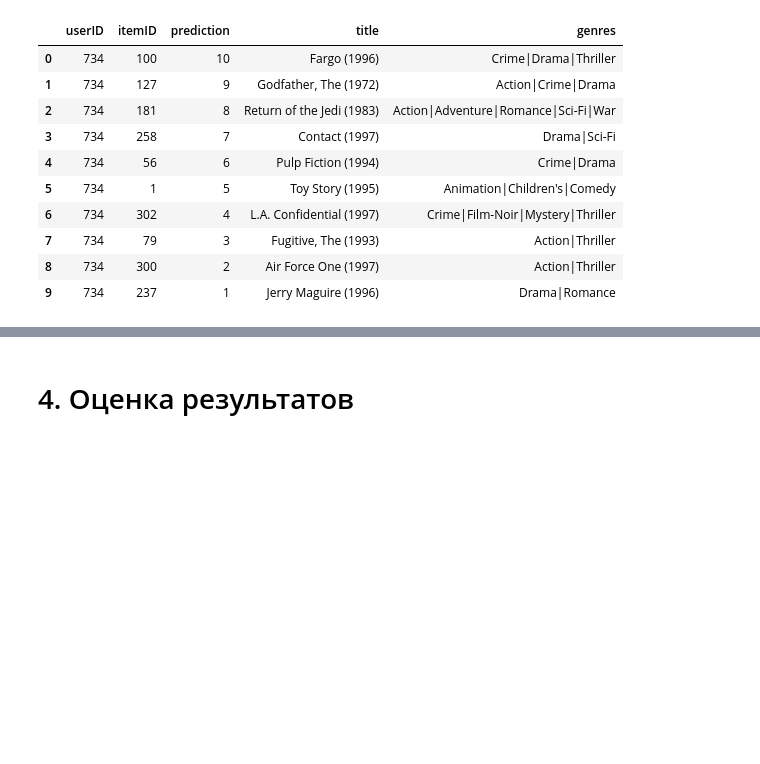
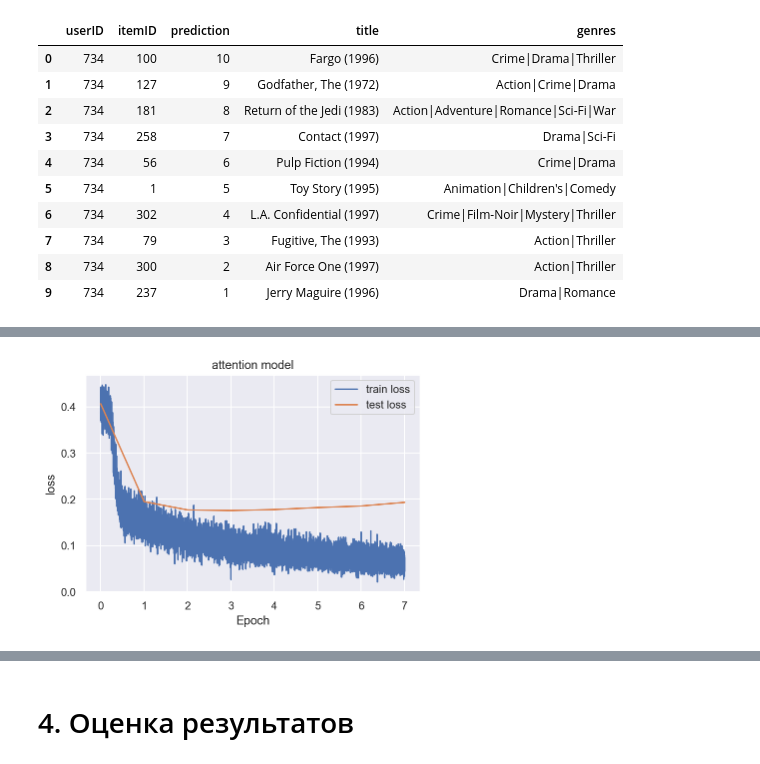
Before and after one commit to bruce-willis/hse_recsys2020, a Jupyter notebook: HomeWorks/03/03.ipynb, the cells around one changed output, grey strips where cells are left out. Drawn from its saved outputs; the diff is of its cells as text; code cells hidden in the pictures; blank space fills up the shorter version.

```diff
--- a/HomeWorks/03/03.ipynb
+++ b/HomeWorks/03/03.ipynb
@@ -956,0 +969,24 @@ all_metrics['vae'] = test_model_perfomance(predictions)#, get_similar_items_fn=g
+# %%
+class AttentionDataset(Dataset):
+    def __init__(self, df, user_col='userID', item_col='itemID', rating_col='rating', n_negative=5, implicit_bound_value=4):
+        df = df[df[rating_col] >= implicit_bound_value]
+        self.items = df[[user_col, item_col]].values - 1
+        self.n_items = df[item_col].max()
+        self.positive = df.groupby(user_col)[item_col].apply(set)
+        self.field_dims = np.max(self.items, axis=0) + 1
+        self.n_negative = n_negative
+
+    def __len__(self):
+        return self.items.shape[0] * self.n_negative
+
+    def __getitem__(self, i):
+        i = i // self.n_negative
+        positive_item = self.items[i]
+        user_id = positive_item[0]
+
+        while True:
+            negative = torch.randint(self.n_items, (1,))
+            if negative.item() not in self.positive[user_id + 1]:
+                break
+
+        return positive_item, torch.cat([torch.tensor([user_id]), negative])
@@ -956,0 +1060,7 @@ all_metrics['vae'] = test_model_perfomance(predictions)#, get_similar_items_fn=g
+# %%
+train_dataset = AttentionDataset(train)
+test_dataset = AttentionDataset(test)
+
+batch_size = 128
+train_loader = DataLoader(train_dataset, batch_size=batch_size, shuffle=True)
+test_loader = DataLoader(test_dataset, batch_size=batch_size)
@@ -956,0 +1072,4 @@ all_metrics['vae'] = test_model_perfomance(predictions)#, get_similar_items_fn=g
+# %%
+save_training_plot(train_losses['full_loss'], test_losses['full_loss'], 'attention model')
+# %% [output]
+[figure, added]
```
Also changed, not shown: parts of 12 cells of this notebook.
